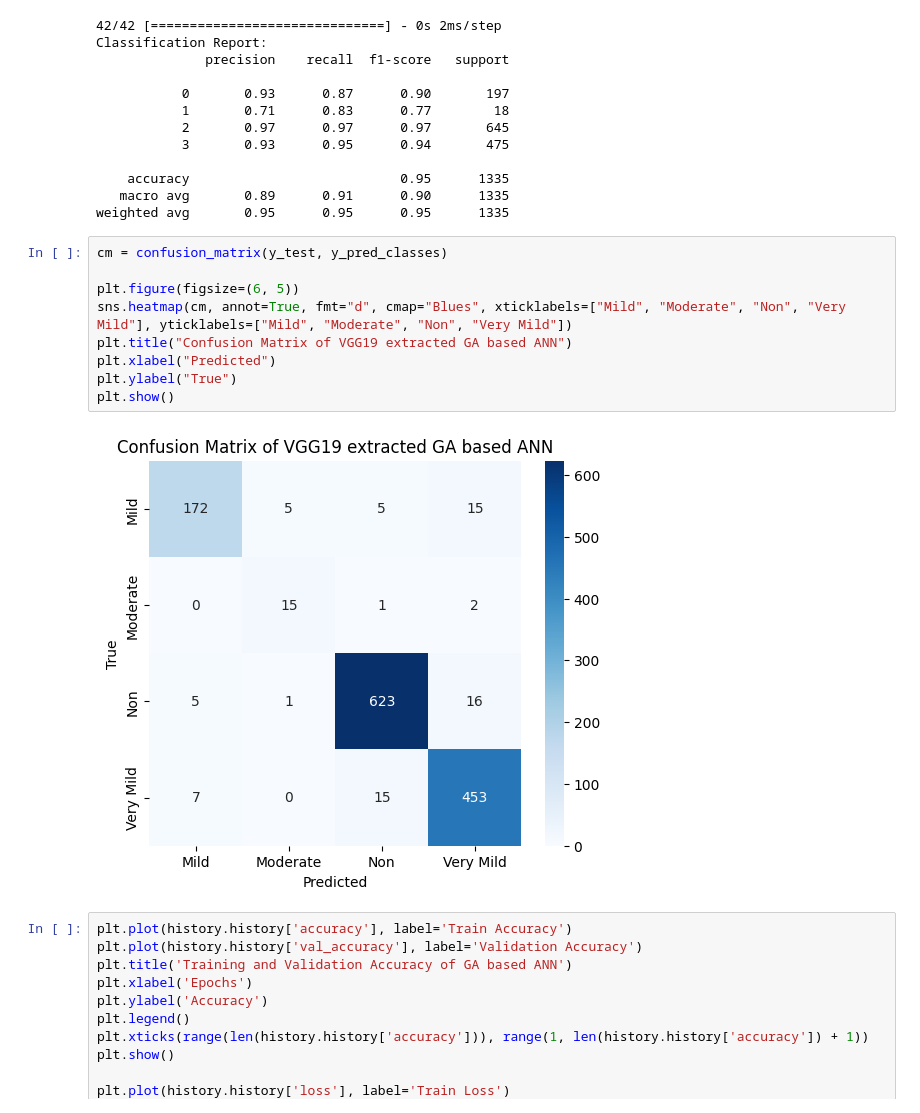
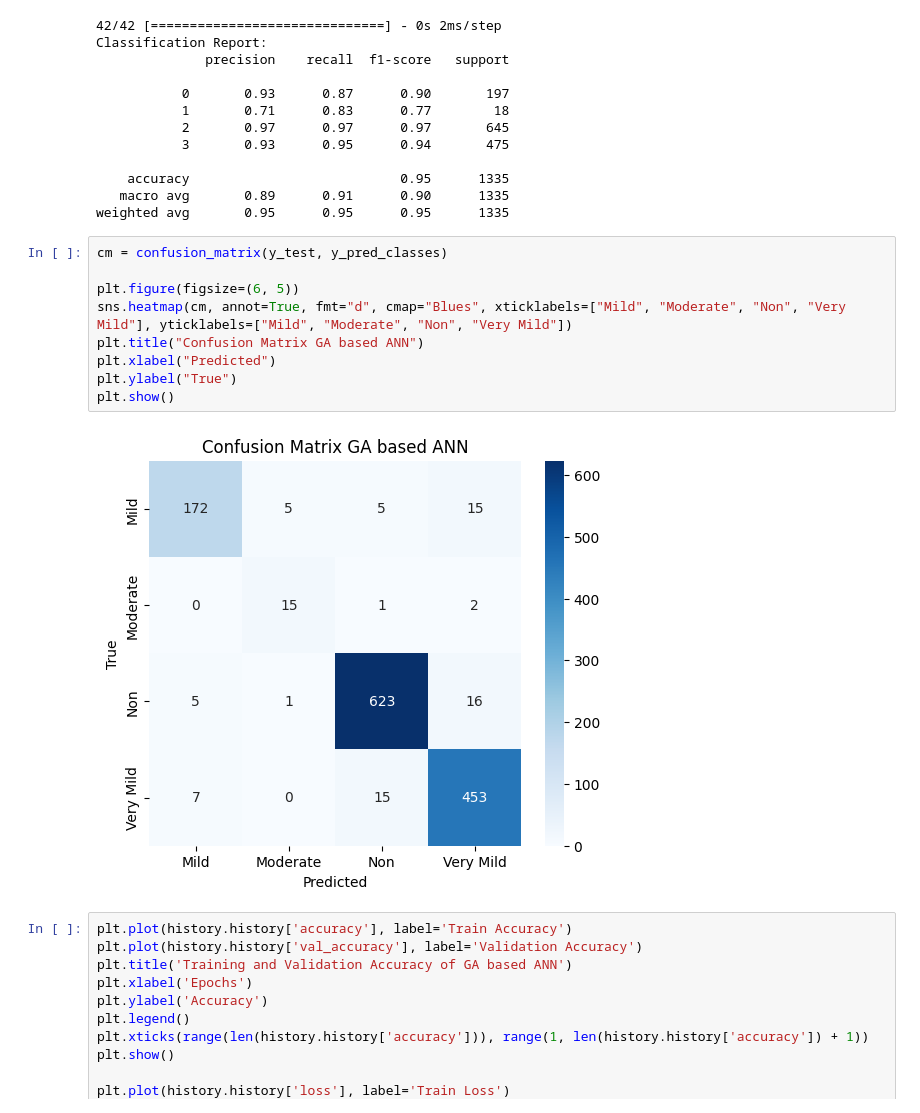
Before and after one commit to sai14karthik/Hybrid-Dementia-Model, a Jupyter notebook: model_building/ga_basedann.ipynb, the cells around one changed output. Saved outputs shown, nothing was run; the diff lists cells and outputs as text.

```diff
--- a/model_building/ga_basedann.ipynb
+++ b/model_building/ga_basedann.ipynb
@@ -254,14 +254,14 @@ weighted avg       0.95      0.95      0.95      1335
 # %%
 cm = confusion_matrix(y_test, y_pred_classes)
 
 plt.figure(figsize=(6, 5))
 sns.heatmap(cm, annot=True, fmt="d", cmap="Blues", xticklabels=["Mild", "Moderate", "Non", "Very Mild"], yticklabels=["Mild", "Moderate", "Non", "Very Mild"])
-plt.title("Confusion Matrix of VGG19 extracted GA based ANN")
+plt.title("Confusion Matrix GA based ANN")
 plt.xlabel("Predicted")
 plt.ylabel("True")
 plt.show()
 # %% [output]
-[figure, old version]
+[figure, new version]
 # %%
 plt.plot(history.history['accuracy'], label='Train Accuracy')
 plt.plot(history.history['val_accuracy'], label='Validation Accuracy')
```
Also changed, not shown: 2 other files.
